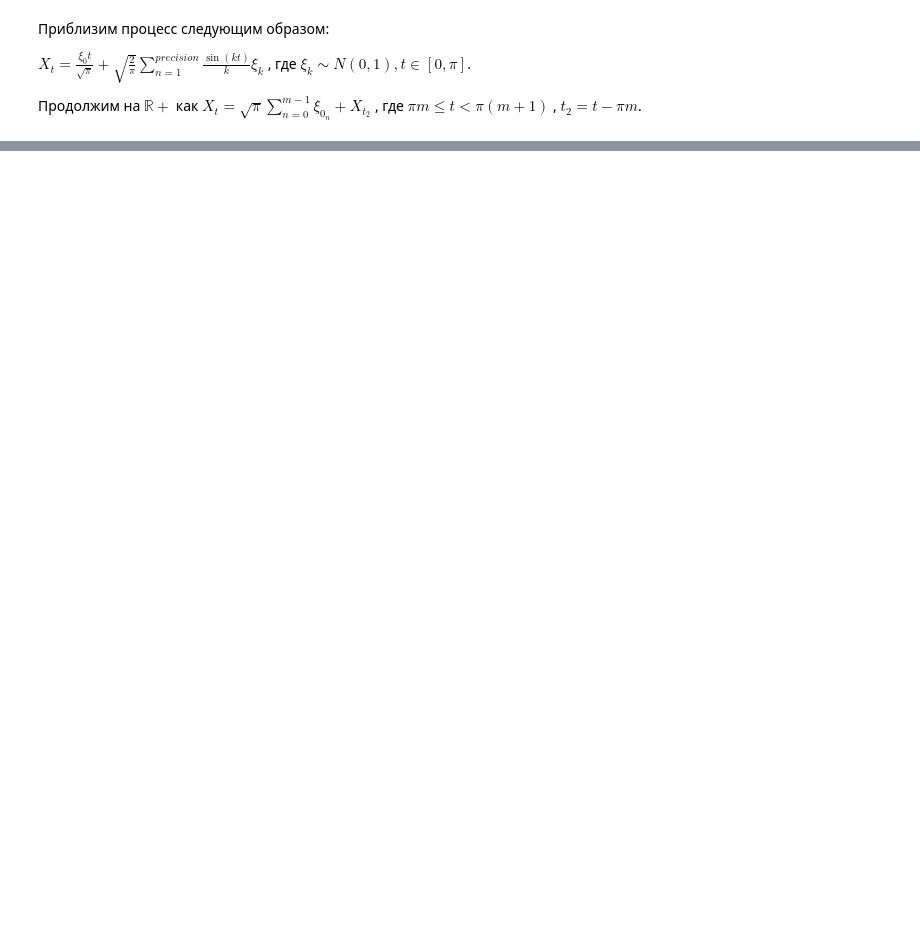
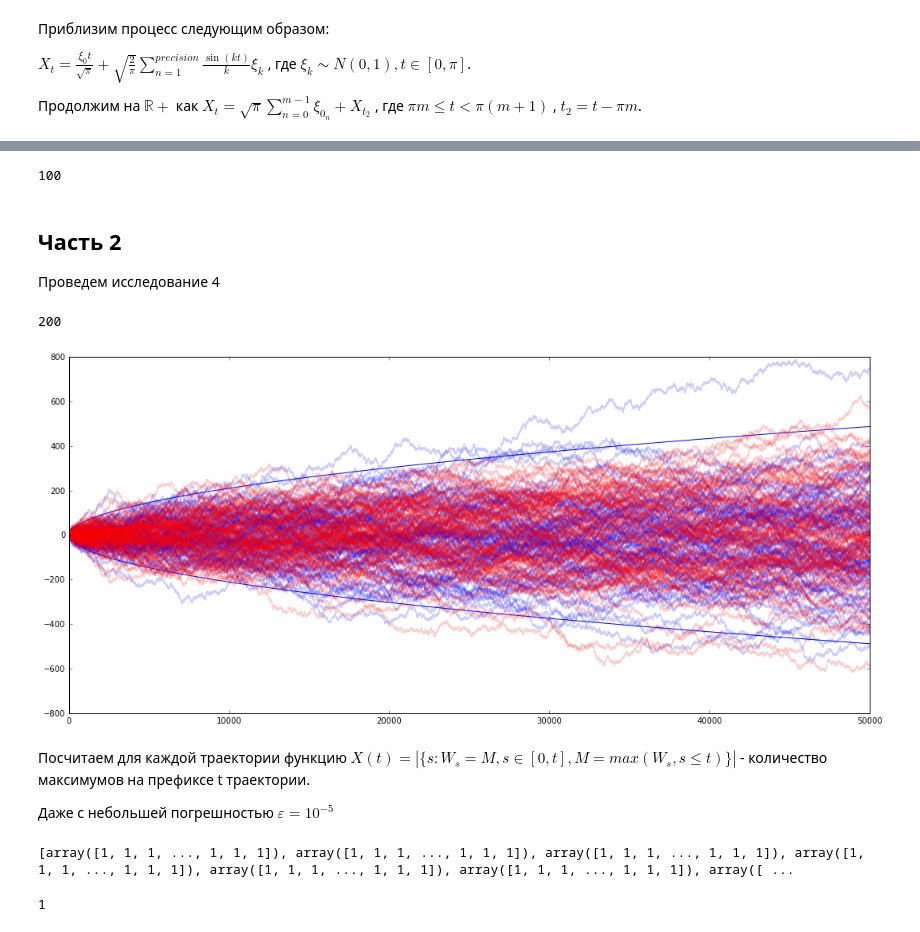
Before and after one commit to ale3otik/MIPT-2016-Stochastic-process, a Jupyter notebook: task3/57.ipynb, the cells around one changed output, grey strips where cells are left out. Drawn from its saved outputs; the diff is of its cells as text; code cells hidden in the pictures; blank space fills up the shorter version.

```diff
--- a/task3/57.ipynb
+++ b/task3/57.ipynb
@@ -133,0 +200,35 @@ SyntaxError: invalid syntax (<ipython-input-43-6c3e032945ea>, line 2)
+# %%
+paths_from_files = []
+k = 0
+for k in range(10):
+    fpath = 'data/winer_paths_' + str(k + 1) + '.txt'
+    with open(fpath) as f_in:
+        for line in f_in:
+            s = line.split()
+            paths_from_files.append([float(c) for c in s])
+print(len(paths_from_files))
+# %% [output]
+100
+# %% [markdown]
+## Часть 2
+Проведем исследование 4
+# %%
+times = np.arange(0,50000,0.1)
+# %%
+paths = paths_from_files + [winer_process_path(50000, 0.1)[1] for i in range(100)]
+print(len(paths))
+# %% [output]
+200
+# %%
+plt.figure(figsize=(18,8))
+y2 = f(times)
+plt.plot(times,y2,color='b')
+plt.plot(times,-y2,color='b')
+for i in range(200):
+    color = 'blue'
+    if(i >= 100):
+        color = 'red'
+    plt.plot(times,paths[i],color=color,alpha=0.2)
+plt.show()
+# %% [output]
+[figure, added]
@@ -133,0 +238,4 @@ SyntaxError: invalid syntax (<ipython-input-43-6c3e032945ea>, line 2)
+# %% [markdown]
+Посчитаем для каждой траектории функцию $X(t) = \left|\{s:W_s = M, s\in [0,t] , M = max(W_s,s \leq t)\}\right|$ - количество максимумов на префиксе t траектории.
+
+Даже с небольшей погрешностью $\varepsilon = 10^{-5}$
@@ -133,0 +258,15 @@ SyntaxError: invalid syntax (<ipython-input-43-6c3e032945ea>, line 2)
+# %%
+maximums_count = [get_argmax_size_all(p) for p in paths[0:10]]
+print(maximums_count)
+# %% [output]
+[array([1, 1, 1, ..., 1, 1, 1]), array([1, 1, 1, ..., 1, 1, 1]), array([1, 1, 1, ..., 1, 1, 1]), array([1, 1, 1, ..., 1, 1, 1]), array([1, 1, 1, ..., 1, 1, 1]), array([1, 1, 1, ..., 1, 1, 1]), array([ ...
+# %%
+# plt.figure(figsize=(10,5))
+max_count = 0;
+for y in maximums_count:
+    max_count = max(max_count, np.max(y))
+#     plt.plot(times,y,alpha=0.2)
+# plt.show()
+max_count
+# %% [output]
+1
```
Also changed, not shown: parts of 21 cells of this notebook, 1 other file.
